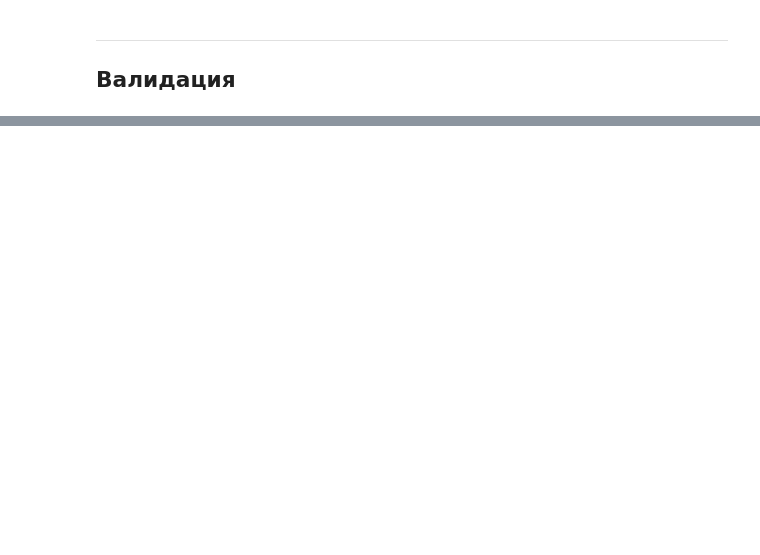
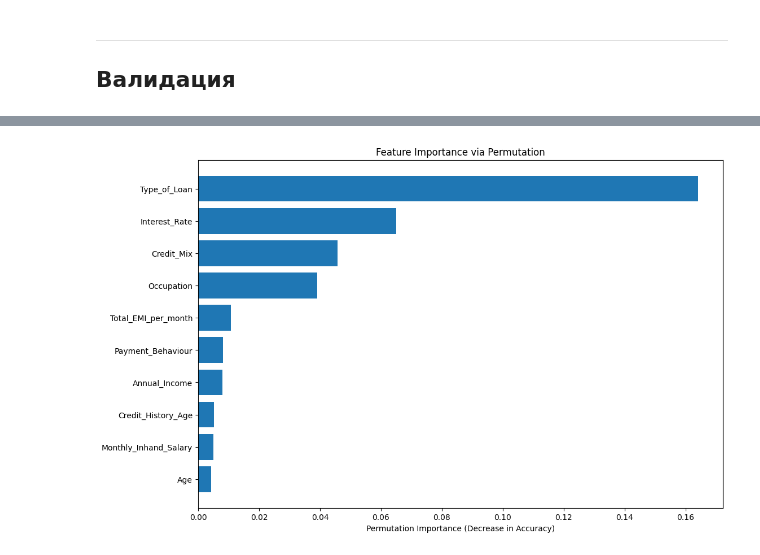
Before and after one commit to Caaac/CRM_with_scoring, a Jupyter notebook: backend/model/main.ipynb, the cells around one changed output, grey strips where cells are left out. Cells and saved outputs as stored; diff of their text form; code cells hidden in the pictures; blank space fills up the shorter version.

```diff
--- a/backend/model/main.ipynb
+++ b/backend/model/main.ipynb
@@ -296,3 +325,29 @@ mean accuracy score -- 0.7914899999999999 0.0028
+# %%
+from sklearn.inspection import permutation_importance
+import matplotlib.pyplot as plt
+
+result = permutation_importance(
+    clf_for_catboost,
+    X_test,
+    y_test,
+    n_repeats=30,  # Количество перестановок
+    random_state=42,
+    scoring='accuracy'  # Метрика для многоклассовой классификации
+)
+
+# Сортируем признаки по важности
+sorted_idx = result.importances_mean.argsort()[::-1]
+features = X.columns
+
+# Визуализация
+plt.figure(figsize=(12, 8))
+plt.barh(features[sorted_idx], result.importances_mean[sorted_idx])
+plt.xlabel("Permutation Importance (Decrease in Accuracy)")
+plt.title("Feature Importance via Permutation")
+plt.gca().invert_yaxis()  # Самые важные признаки сверху
+plt.show()
+# %% [output]
+[figure, added]
 # %%
 with open('./saved_model/model.pkl', 'wb') as file:
     pickle.dump(clf_for_catboost, file)
```
Also changed, not shown: parts of 13 cells of this notebook, 6 other files.
